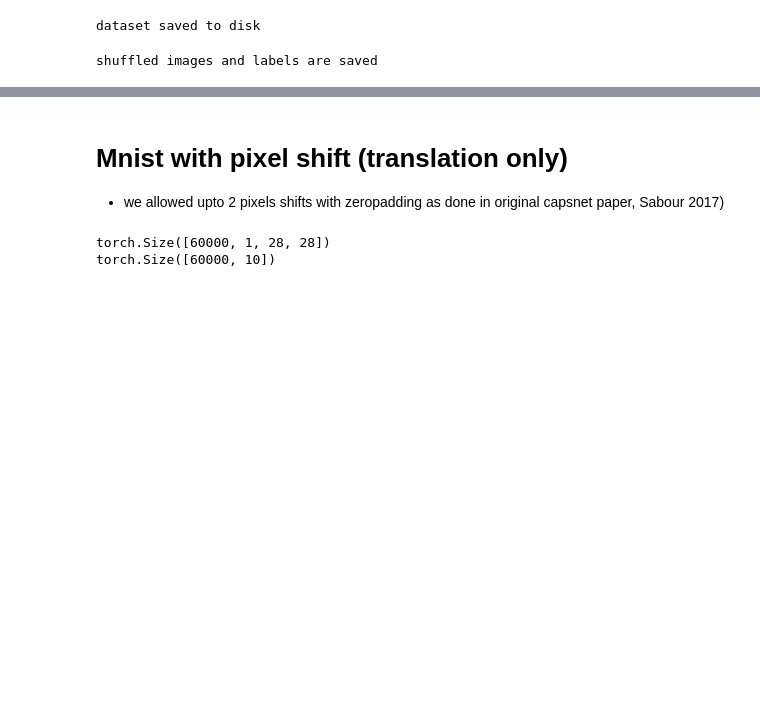
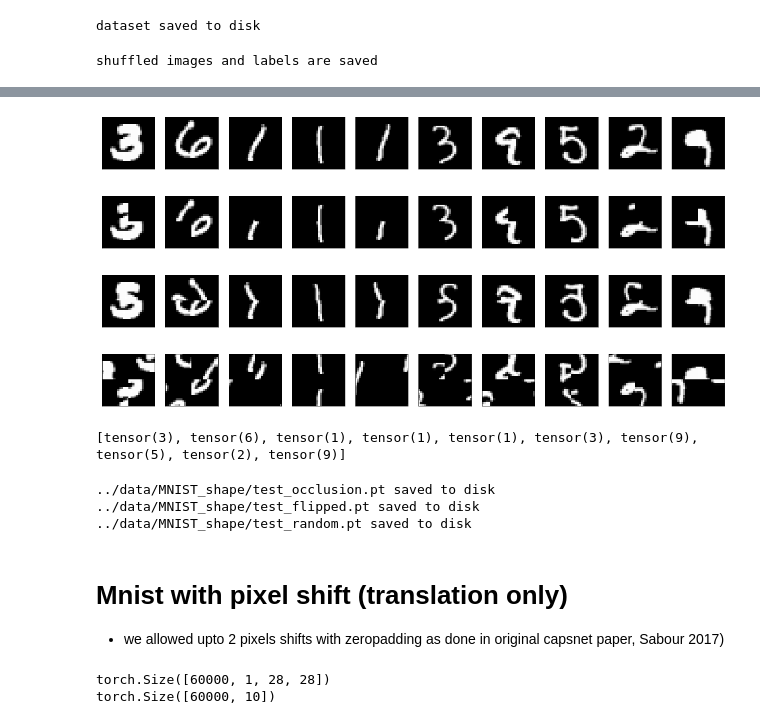
Before and after one commit to ahnchive/ORA-recognition, a Jupyter notebook: generate_stimuli.ipynb, the cells around one changed output, grey strips where cells are left out. Drawn from its saved outputs; the diff is of its cells as text; code cells hidden in the pictures; blank space fills up the shorter version.

Commit message:
shape exp

```diff
--- a/generate_stimuli.ipynb
+++ b/generate_stimuli.ipynb
@@ -100,3 +260,43 @@ shuffled images and labels are saved
+# %%
+# visualize erased images
+plt.rcParams["figure.figsize"] = (20,3)
+i =20#152
+
+plottedimgs = [torch.movedim(orig_images_tensorized[i], 0 ,-1) for i in range(10*i,10*(i+1))]
+plot(plottedimgs, num_rows=1)
+plottedimgs = [torch.movedim(occlusion_images_tensorized[i], 0 ,-1) for i in range(10*i,10*(i+1))]
+plot(plottedimgs, num_rows=1)
+plottedimgs = [torch.movedim(topflipped_images_tensorized[i], 0 ,-1) for i in range(10*i,10*(i+1))]
+plot(plottedimgs, num_rows=1)
+plottedimgs = [torch.movedim(random_images_tensorized[i], 0 ,-1) for i in range(10*i,10*(i+1))]
+plot(plottedimgs, num_rows=1)
+
+print([l.argmax() for l in orig_labels_tensorized[10*i:10*(i+1)]])
+# %% [output]
+[figure, added]
+[figure, added]
+[figure, added]
+[figure, added]
+[tensor(3), tensor(6), tensor(1), tensor(1), tensor(1), tensor(3), tensor(9), tensor(5), tensor(2), tensor(9)]
+# %%
+# save tensors
+# save tensors
+filename = os.path.join(path_save, f'{dataset_type}_occlusion.pt')
+torch.save((occlusion_images_tensorized, orig_labels_tensorized), filename)
+print(f'{filename} saved to disk')
+
+# save tensors
+filename = os.path.join(path_save, f'{dataset_type}_flipped.pt')
+torch.save((topflipped_images_tensorized, orig_labels_tensorized), filename)
+print(f'{filename} saved to disk')
+
+filename = os.path.join(path_save, f'{dataset_type}_random.pt')
+torch.save((random_images_tensorized, orig_labels_tensorized), filename)
+print(f'{filename} saved to disk')
+# %% [output]
+../data/MNIST_shape/test_occlusion.pt saved to disk
+../data/MNIST_shape/test_flipped.pt saved to disk
+../data/MNIST_shape/test_random.pt saved to disk
 # %% [markdown]
 # Mnist with pixel shift (translation only)
 - we allowed upto 2 pixels shifts with zeropadding as done in original capsnet paper, Sabour 2017)
```
Also changed, not shown: parts of 8 cells of this notebook, 6 other files.
